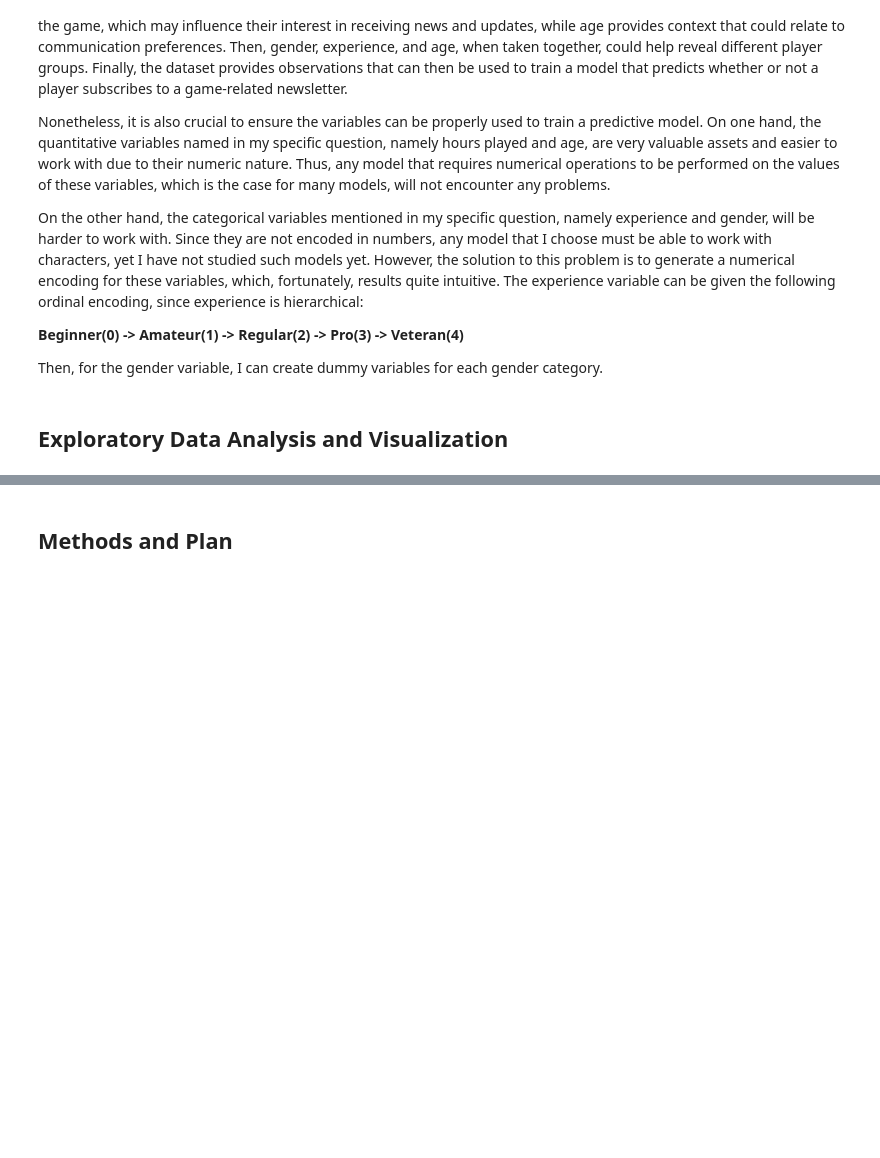
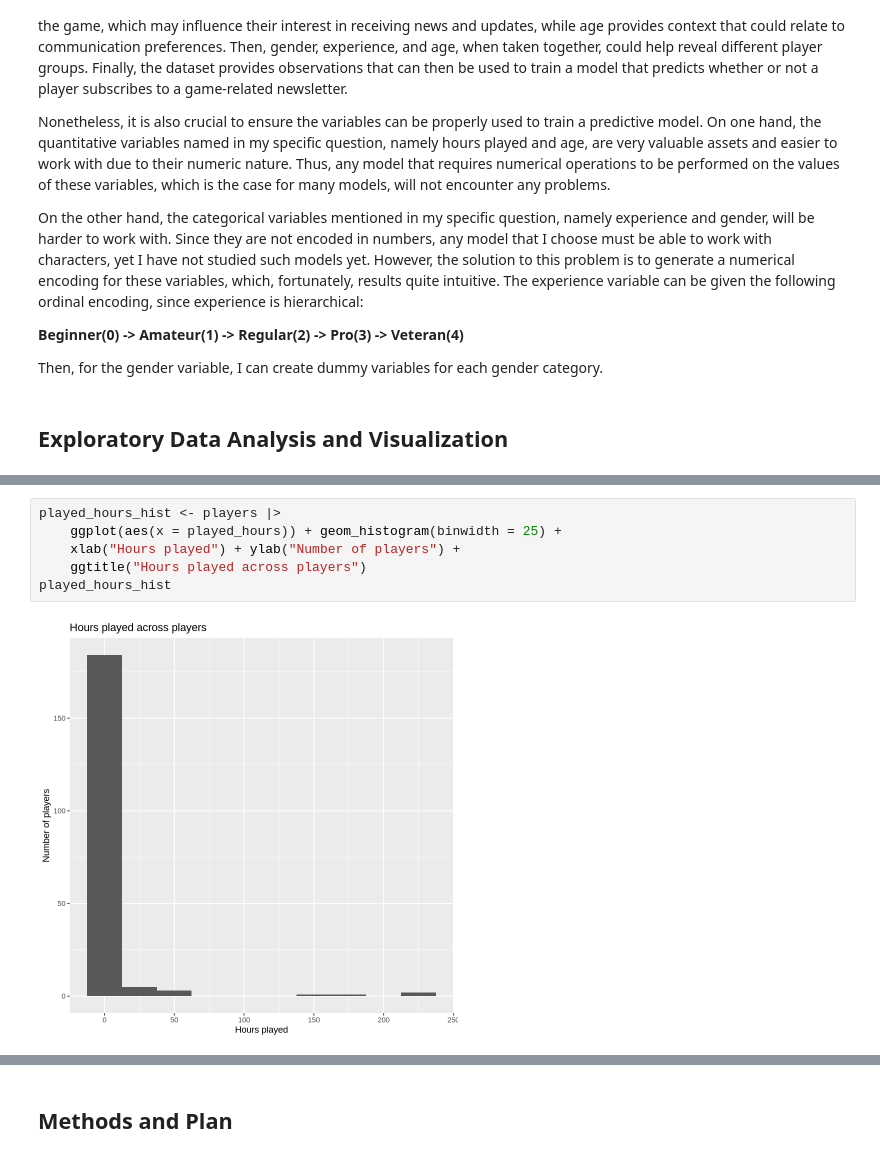
Before and after one commit to amartosp23/DSCI-100-Project, a Jupyter notebook: Planning Stage.ipynb, the cells around one changed output, grey strips where cells are left out. Saved outputs shown, nothing was run; the diff lists cells and outputs as text; blank space fills up the shorter version.

```diff
--- a/Planning Stage.ipynb
+++ b/Planning Stage.ipynb
@@ -149,0 +170,8 @@ A tibble: 1 × 2
+# %%
+played_hours_hist <- players |>
+    ggplot(aes(x = played_hours)) + geom_histogram(binwidth = 25) +
+    xlab("Hours played") + ylab("Number of players") +
+    ggtitle("Hours played across players")
+played_hours_hist
+# %% [output]
+[figure, added]
```
Also changed, not shown: parts of 16 cells of this notebook.
